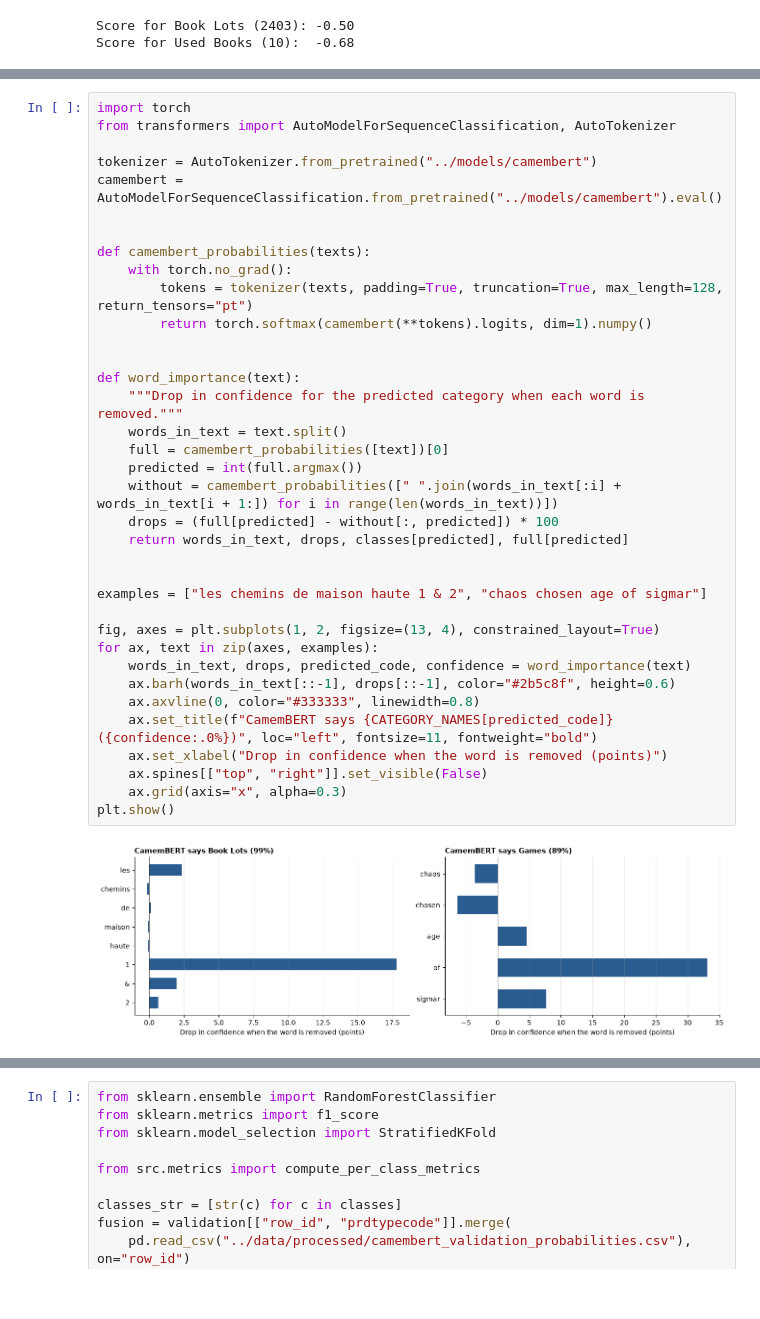
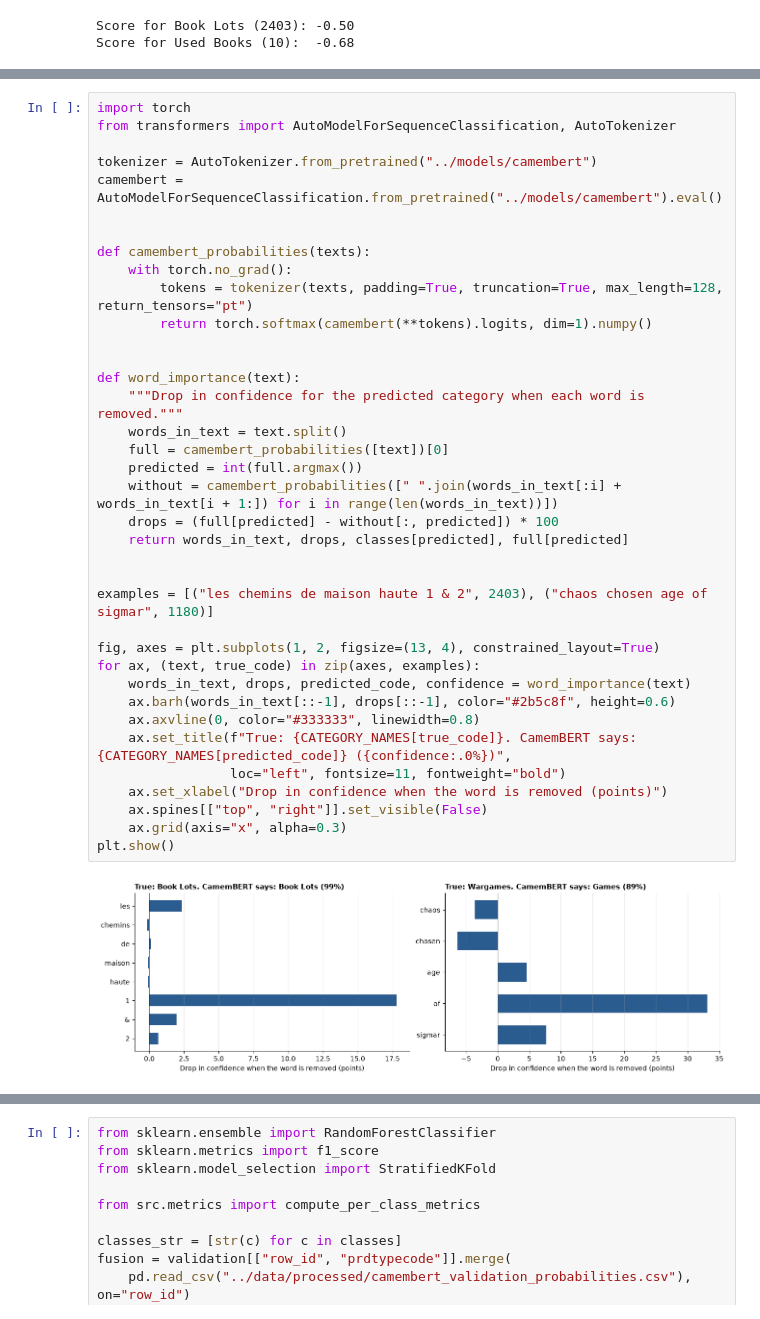
Before and after one commit to wahajaslm/liora-capstone, a Jupyter notebook: notebooks/05_interpretability.ipynb, the cells around one changed output, grey strips where cells are left out. Drawn from its saved outputs; the diff is of its cells as text.

```diff
--- a/notebooks/05_interpretability.ipynb
+++ b/notebooks/05_interpretability.ipynb
@@ -177,37 +158,38 @@ from transformers import AutoModelForSequenceClassification, AutoTokenizer
 tokenizer = AutoTokenizer.from_pretrained("../models/camembert")
 camembert = AutoModelForSequenceClassification.from_pretrained("../models/camembert").eval()
 
 
 def camembert_probabilities(texts):
     with torch.no_grad():
         tokens = tokenizer(texts, padding=True, truncation=True, max_length=128, return_tensors="pt")
         return torch.softmax(camembert(**tokens).logits, dim=1).numpy()
 
 
 def word_importance(text):
     """Drop in confidence for the predicted category when each word is removed."""
     words_in_text = text.split()
     full = camembert_probabilities([text])[0]
     predicted = int(full.argmax())
     without = camembert_probabilities([" ".join(words_in_text[:i] + words_in_text[i + 1:]) for i in range(len(words_in_text))])
     drops = (full[predicted] - without[:, predicted]) * 100
     return words_in_text, drops, classes[predicted], full[predicted]
 
 
-examples = ["les chemins de maison haute 1 & 2", "chaos chosen age of sigmar"]
+examples = [("les chemins de maison haute 1 & 2", 2403), ("chaos chosen age of sigmar", 1180)]
 
 fig, axes = plt.subplots(1, 2, figsize=(13, 4), constrained_layout=True)
-for ax, text in zip(axes, examples):
+for ax, (text, true_code) in zip(axes, examples):
     words_in_text, drops, predicted_code, confidence = word_importance(text)
     ax.barh(words_in_text[::-1], drops[::-1], color="#2b5c8f", height=0.6)
     ax.axvline(0, color="#333333", linewidth=0.8)
-    ax.set_title(f"CamemBERT says {CATEGORY_NAMES[predicted_code]} ({confidence:.0%})", loc="left", fontsize=11, fontweight="bold")
+    ax.set_title(f"True: {CATEGORY_NAMES[true_code]}. CamemBERT says: {CATEGORY_NAMES[predicted_code]} ({confidence:.0%})",
+                 loc="left", fontsize=11, fontweight="bold")
     ax.set_xlabel("Drop in confidence when the word is removed (points)")
     ax.spines[["top", "right"]].set_visible(False)
     ax.grid(axis="x", alpha=0.3)
 plt.show()
 # %% [output]
-[figure, old version]
+[figure, new version]
 # %% [markdown]
 ### Analysis
 
```
Also changed, not shown: parts of 17 cells of this notebook, 1 other file.
